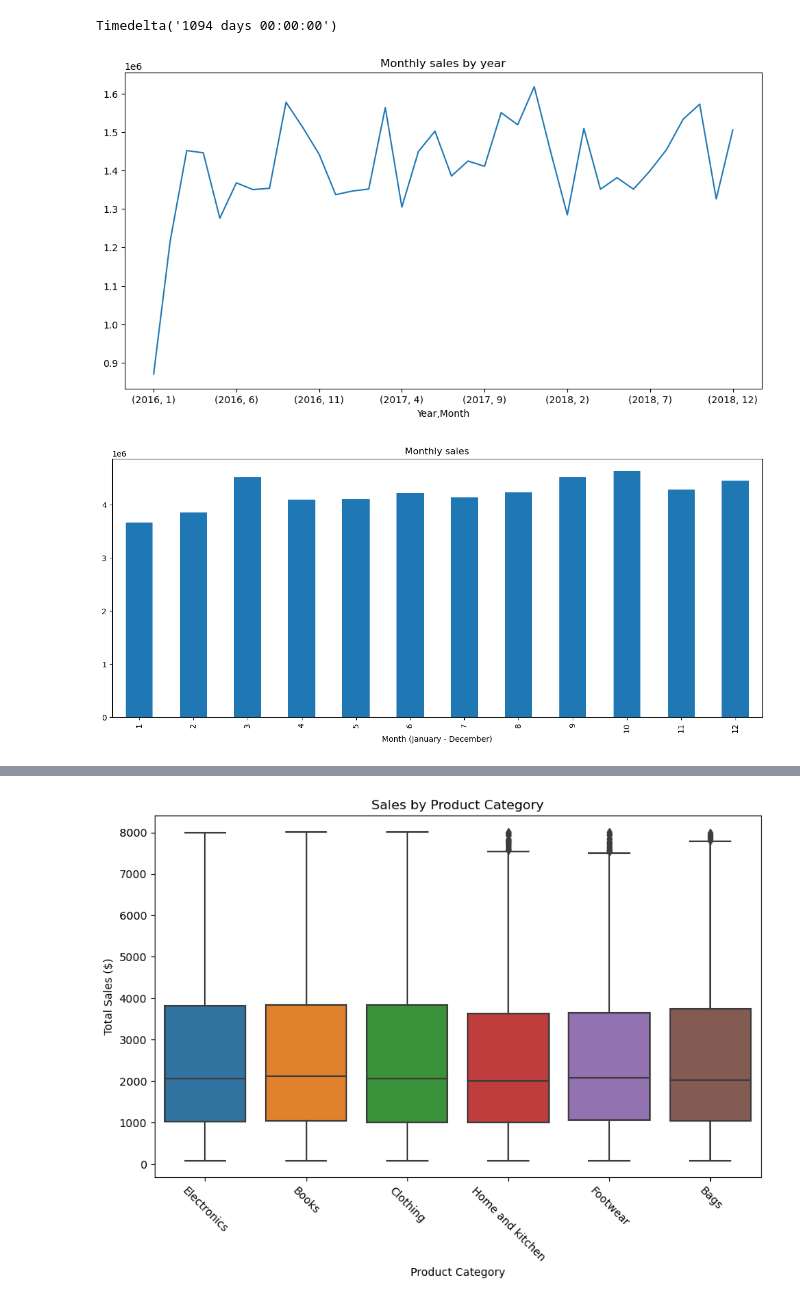
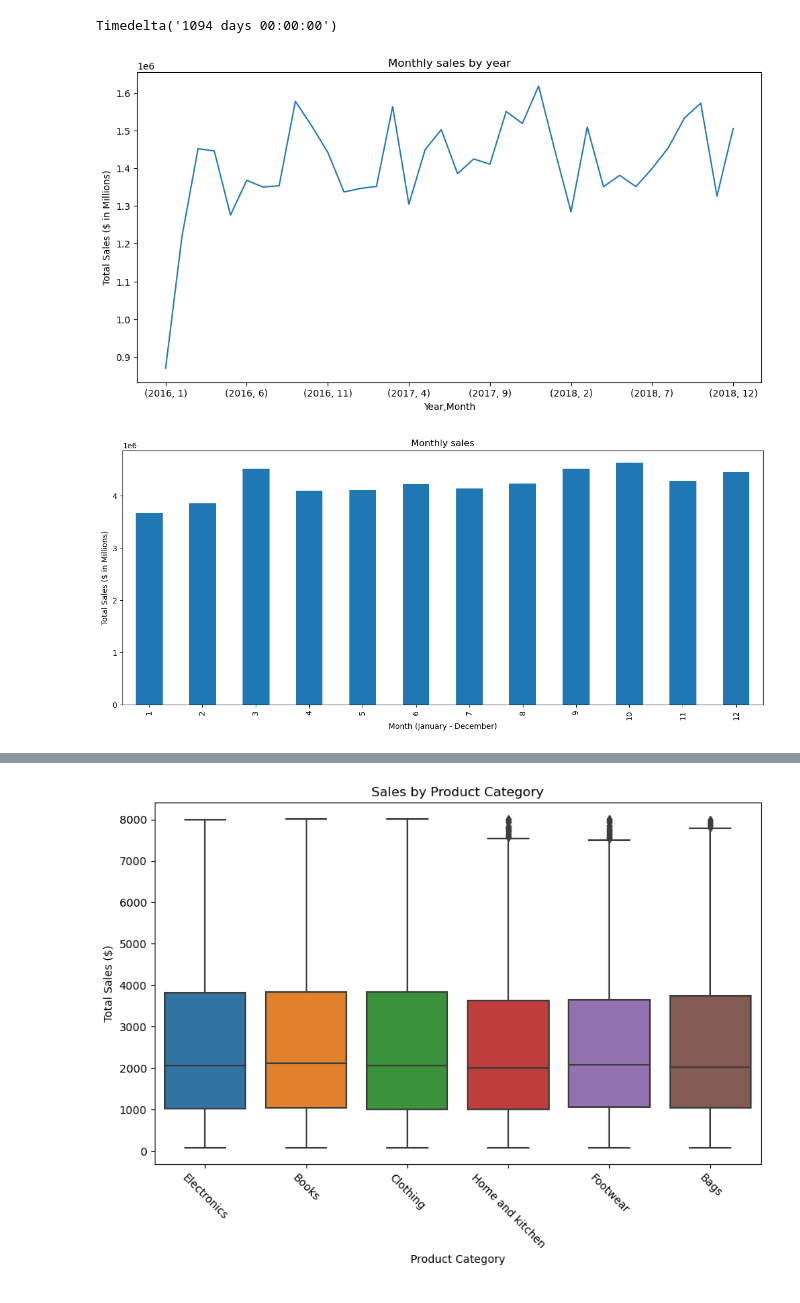
Before and after one commit to PilatusPy/Capstone-II, a Jupyter notebook: store_project/2.1_data_analysis.ipynb, the cells around one changed output, grey strips where cells are left out. Cells and saved outputs as stored; diff of their text form; code cells hidden in the pictures.

```diff
--- a/store_project/2.1_data_analysis.ipynb
+++ b/store_project/2.1_data_analysis.ipynb
@@ -89,16 +89,16 @@ df['Weekend'] = df['DayOfWeek'].apply(lambda x: 1 if x >= 5 else 0)
 # %%
 #Plot total monthly sales by year
 plt.figure(figsize=(12,6))
-df.groupby(['Year', 'Month'])['Total_Amt'].sum().plot(kind='line', title='Monthly sales by year')
+df.groupby(['Year', 'Month'])['Total_Amt'].sum().plot(kind='line', title='Monthly sales by year', ylabel = 'Total Sales ($ in Millions)')
 
 plt.show()
 # %% [output]
-[figure, old version]
+[figure, new version]
 # %%
 #Plot total monthly sales
 plt.figure(figsize=(15,6))
-df.groupby('Month')['Total_Amt'].sum().plot(kind='bar', title='Monthly sales', xlabel='Month (January - December)')
+df.groupby('Month')['Total_Amt'].sum().plot(kind='bar', title='Monthly sales', xlabel='Month (January - December)', ylabel = 'Total Sales ($ in Millions)')
 
 plt.show()
 # %% [output]
-[figure, old version]
+[figure, new version]
```
Also changed, not shown: parts of 7 cells of this notebook, 1 other file.
